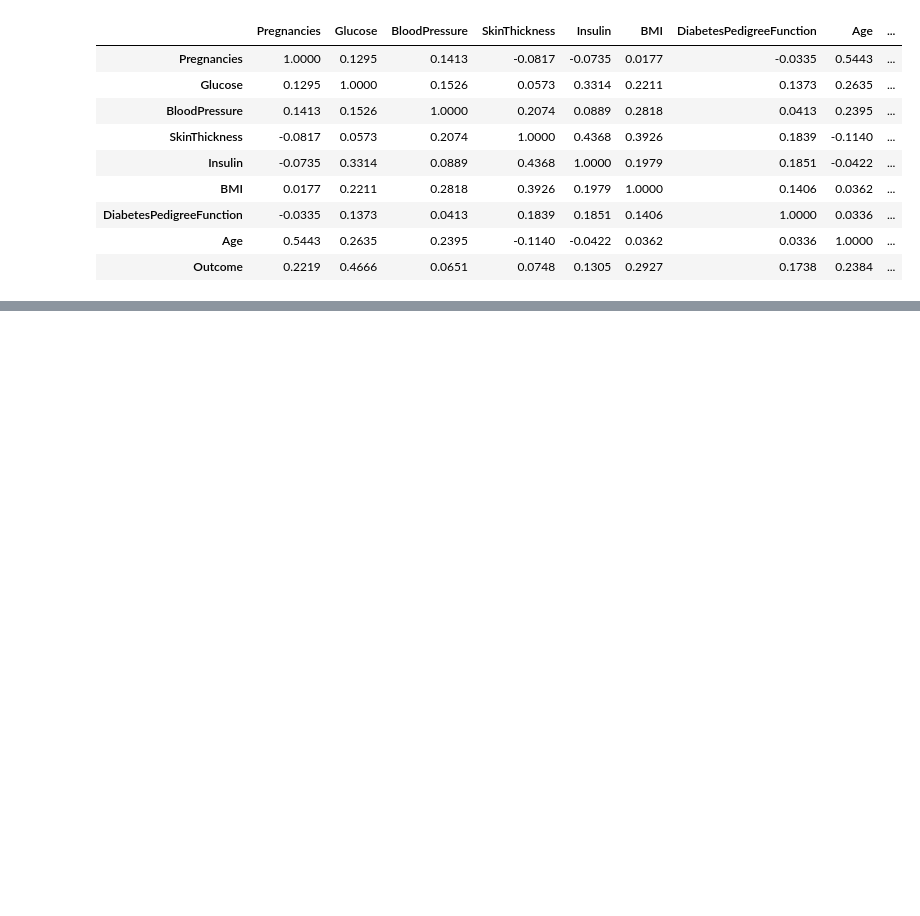
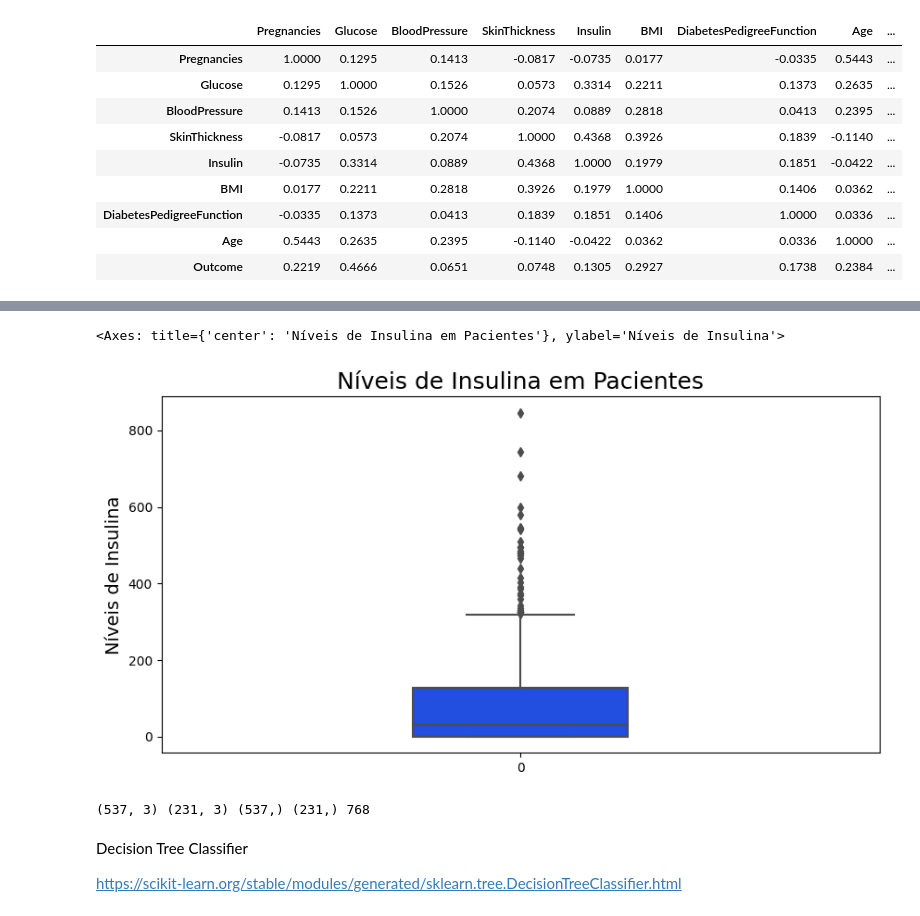
Before and after one commit to PietroDelCorona/2023-2_Inteligencia_Artificial, a Jupyter notebook: Challenge_AI_1/algoritmos_diabetes.ipynb, the cells around one changed output, grey strips where cells are left out. Cells and saved outputs as stored; diff of their text form; code cells hidden in the pictures; blank space fills up the shorter version.

Commit message:
Algoritmos tree classifier, knn, linearSVC

```diff
--- a/Challenge_AI_1/algoritmos_diabetes.ipynb
+++ b/Challenge_AI_1/algoritmos_diabetes.ipynb
@@ -113,0 +117,9 @@ dados.corr(method='pearson').round(4)
+# %%
+ax = sns.boxplot(data=dados['Insulin'], width=0.3)
+ax.figure.set_size_inches(10, 5)
+ax.set_title('Níveis de Insulina em Pacientes', fontsize = 18)
+ax.set_ylabel('Níveis de Insulina', fontsize=14)
+ax
+# %% [output]
+<Axes: title={'center': 'Níveis de Insulina em Pacientes'}, ylabel='Níveis de Insulina'>
+[figure, added]
@@ -113,0 +132,14 @@ dados.corr(method='pearson').round(4)
+# %%
+print(
+    X_treino.shape,
+    X_teste.shape,
+    y_treino.shape,
+    y_teste.shape,
+    (X_treino.shape[0] + X_teste.shape[0])
+)
+# %% [output]
+(537, 3) (231, 3) (537,) (231,) 768
+# %% [markdown]
+Decision Tree Classifier
+
+https://scikit-learn.org/stable/modules/generated/sklearn.tree.DecisionTreeClassifier.html
```
Also changed, not shown: parts of 17 cells of this notebook, 1 other file.
